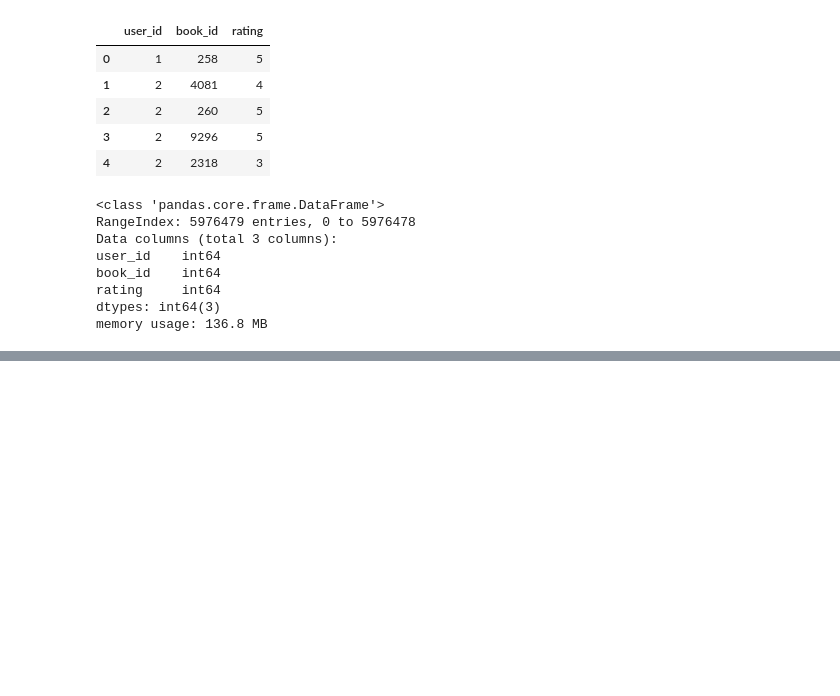
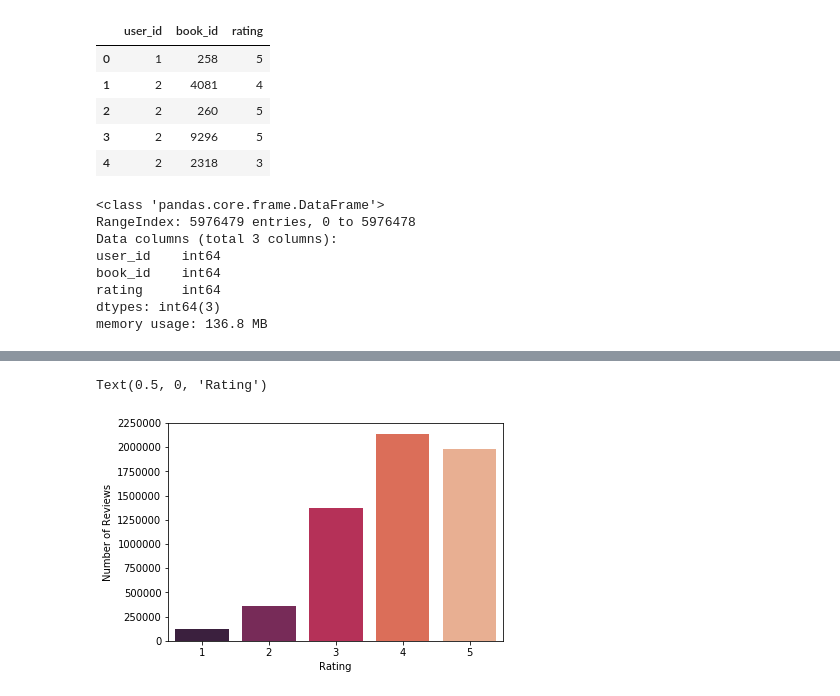
Before and after one commit to gioamorim80/Book-Recommendation-System, a Jupyter notebook: Book Recommendation System.ipynb, the cells around one changed output, grey strips where cells are left out. Cells and saved outputs as stored; diff of their text form; code cells hidden in the pictures; blank space fills up the shorter version.

```diff
--- a/Book Recommendation System.ipynb
+++ b/Book Recommendation System.ipynb
@@ -46,0 +82,7 @@ df2.describe()
+# %%
+ax = sns.barplot(x=count.index, y=count, palette='rocket')
+ax.set_ylabel('Number of Reviews')
+ax.set_xlabel('Rating')
+# %% [output]
+Text(0.5, 0, 'Rating')
+[figure, added]
```
Also changed, not shown: parts of 12 cells of this notebook.
